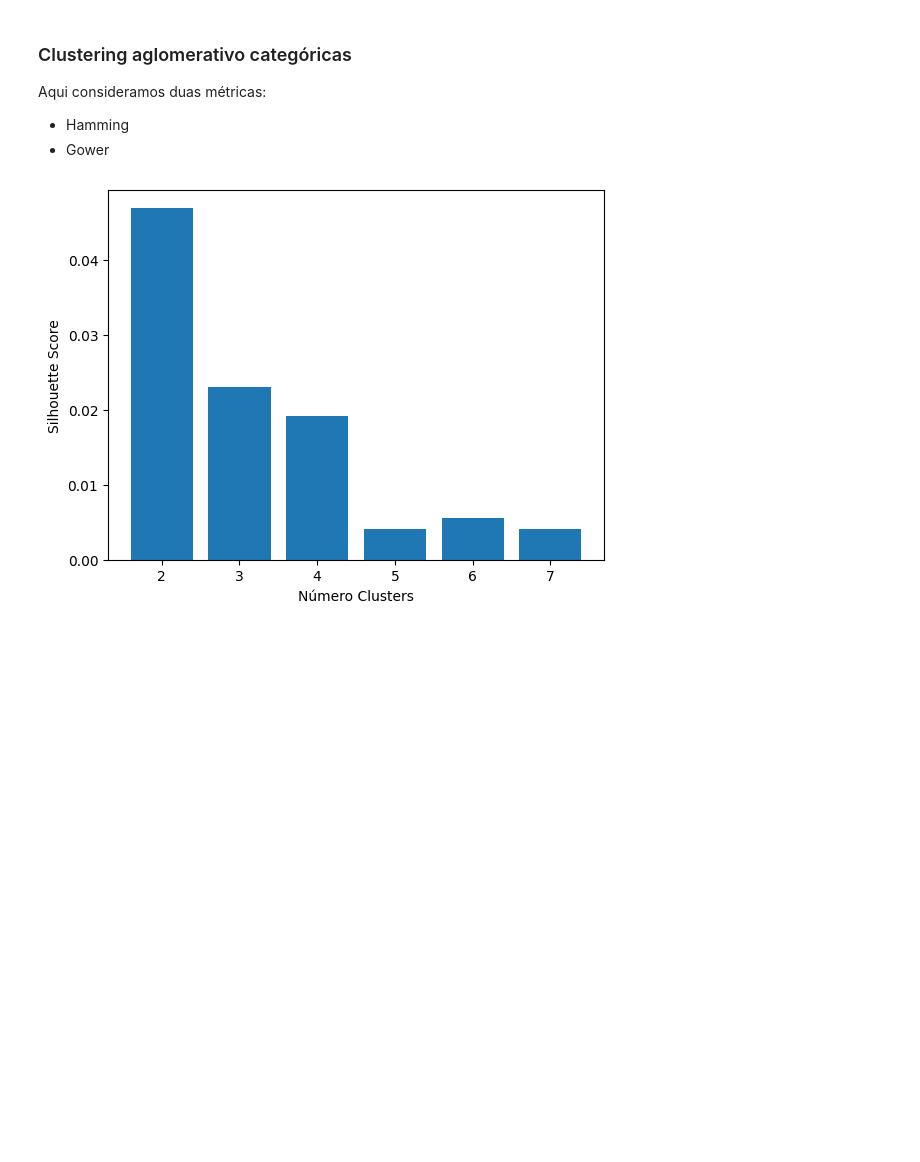
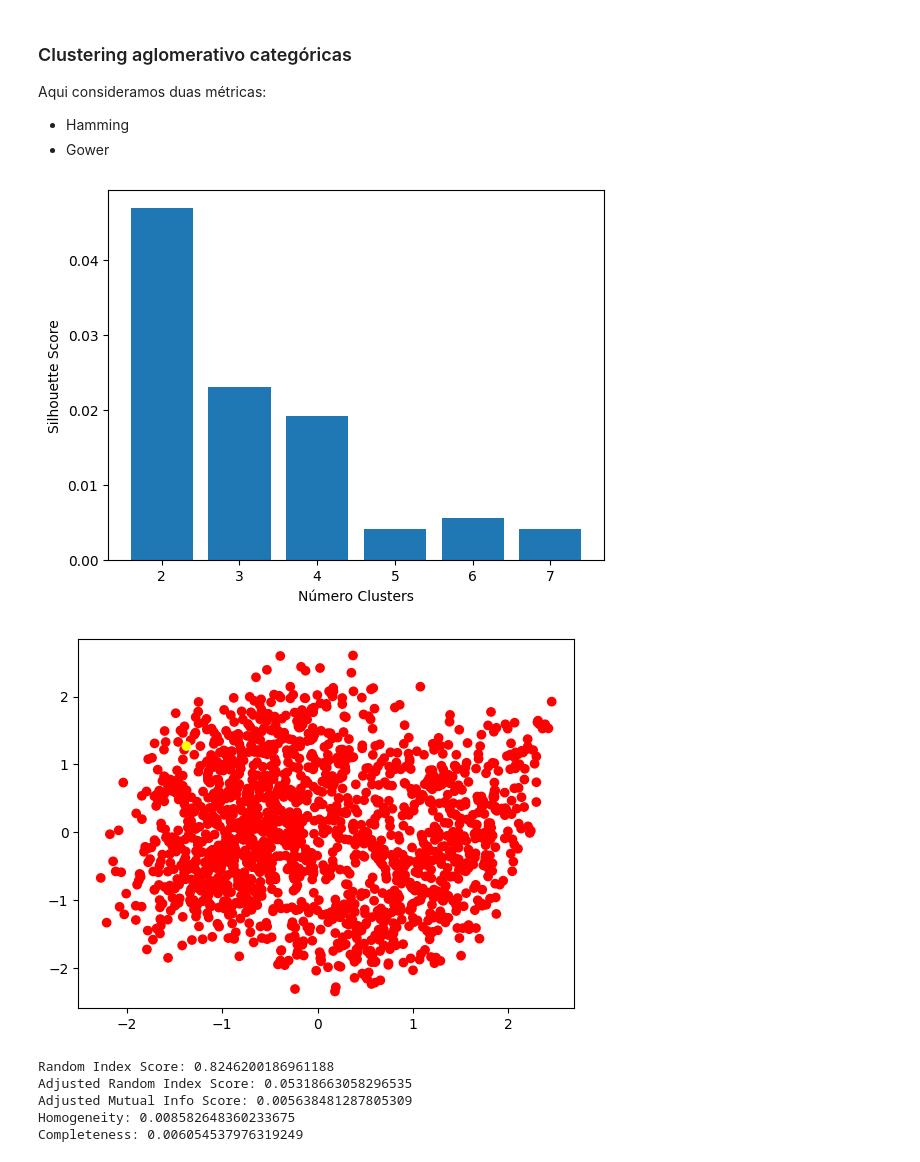
Before and after one commit to nunopcfmarques/Projeto-MEDM, a Jupyter notebook: Métodos_Hierárquicos.ipynb, the cells around one changed output. Saved outputs shown, nothing was run; the diff lists cells and outputs as text; code cells hidden in the pictures; blank space fills up the shorter version.

```diff
--- a/Métodos_Hierárquicos.ipynb
+++ b/Métodos_Hierárquicos.ipynb
@@ -84,6 +81,7 @@ from sklearn.metrics import silhouette_score
 from sklearn.cluster import AgglomerativeClustering
 from sklearn.preprocessing import LabelEncoder
 import gower
+import seaborn as sns
 
 
 def silhouette_score_list(X, affinity="euclidean", linkage="ward"):
@@ -112,9 +110,12 @@ def pca_visualization2D(X, n_clusters, method=None, affinity = "euclidean", link
     if method != None:
        X_pca = method(X_pca)
 
+    clusters = AgglomerativeClustering(
+        n_clusters=n_clusters, affinity=affinity, linkage=linkage).fit_predict(X_pca)
+
 
     plt.scatter(x, y,
-                c=AgglomerativeClustering(n_clusters=n_clusters, affinity=affinity, linkage=linkage).fit_predict(X_pca), cmap=plt.cm.autumn)
+                c=clusters, cmap=plt.cm.autumn)
 
     plt.show()
 
@@ -152,6 +153,31 @@ def clustering_metrics(X, n_clusters, affinity = "euclidean", linkage = "ward"):
     df['Clusters'] = x
     df['Ventricular Fibrillation'] = y
 
-    plot_met(cm)
+    cm = confusion_matrix(true_values, clusters)
 
-    pd.crosstab(df.Clusters, df["Ventricular Fibrillation"]).plot(kind='bar', stacked=True)
+    ax = plt.subplot()
+
+
+    # annot=True to annotate cells, ftm='g' to disable scientific notation
+    sns.heatmap(cm, annot=True, fmt='g', ax=ax, cmap="plasma")
+
+    # labels, title and ticks
+    ax.set_xlabel('Clusters')
+    ax.set_ylabel('Target')
+
+    ax.xaxis.set_ticklabels(['cluster 1', 'cluster 2'], rotation=0)
+    ax.yaxis.set_ticklabels(['No Ventricular Fibrillation', 'Ventricular Fibrillation'])
+    ax.tick_params(axis='both', which='major', labelsize=10)
+    ax.tick_params(axis='both', which='minor', labelsize=8)
+
+    pd.crosstab(df.Clusters, df["Ventricular Fibrillation"]).plot(
+        kind='bar', cmap="viridis", stacked=True)
+    plt.xticks(rotation=0)
+
+    return df
+
+
+def plot_percentage_cluster(df):
+
+    df[['Clusters']].value_counts().plot.pie(autopct='%1.0f%%',
+                                             pctdistance=0.7, labeldistance=1.1)
@@ -278,13 +204,19 @@ X_cat_1H = encoder.fit_transform(X_cat)
 # %%
 silhouette_score_list(X_cat_1H, affinity="hamming", linkage="complete")
 
 pca_visualization2D(
     X_cat_1H, 2, affinity="hamming", linkage="complete")
 
-plot_dendrogram(AgglomerativeClustering(distance_threshold=0, n_clusters=None, affinity="hamming", linkage="complete").fit(X_cat_1H)
+plot_dendrogram(AgglomerativeClustering(distance_threshold=0, n_clusters=None, affinity="hamming", linkage="complete").fit(X_cat_1H), truncate_mode="level", p=7
                 )
 
-clustering_metrics(X_cat_1H, 2,
+df = clustering_metrics(X_cat_1H, 2,
                    affinity="hamming", linkage="complete")
 # %% [output]
 [figure]
+[figure, added]
+Random Index Score: 0.8246200186961188
+Adjusted Random Index Score: 0.05318663058296535
+Adjusted Mutual Info Score: 0.005638481287805309
+Homogeneity: 0.008582648360233675
+Completeness: 0.006054537976319249
```
Also changed, not shown: parts of 23 cells of this notebook, 31 other files.
